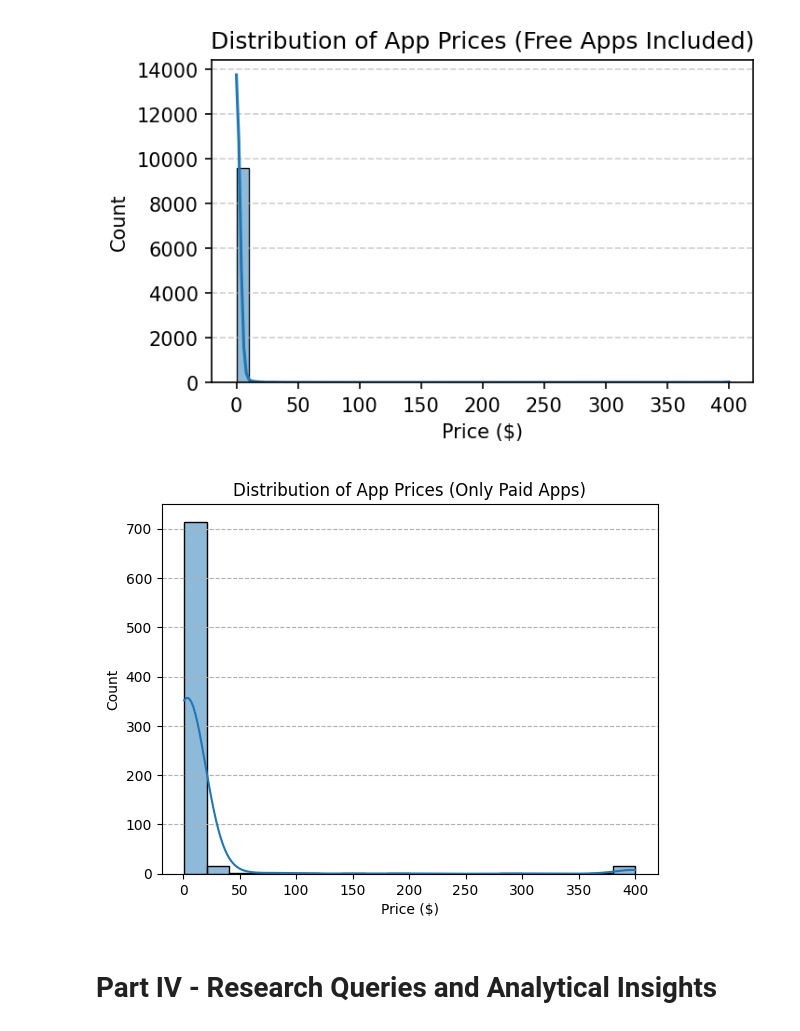
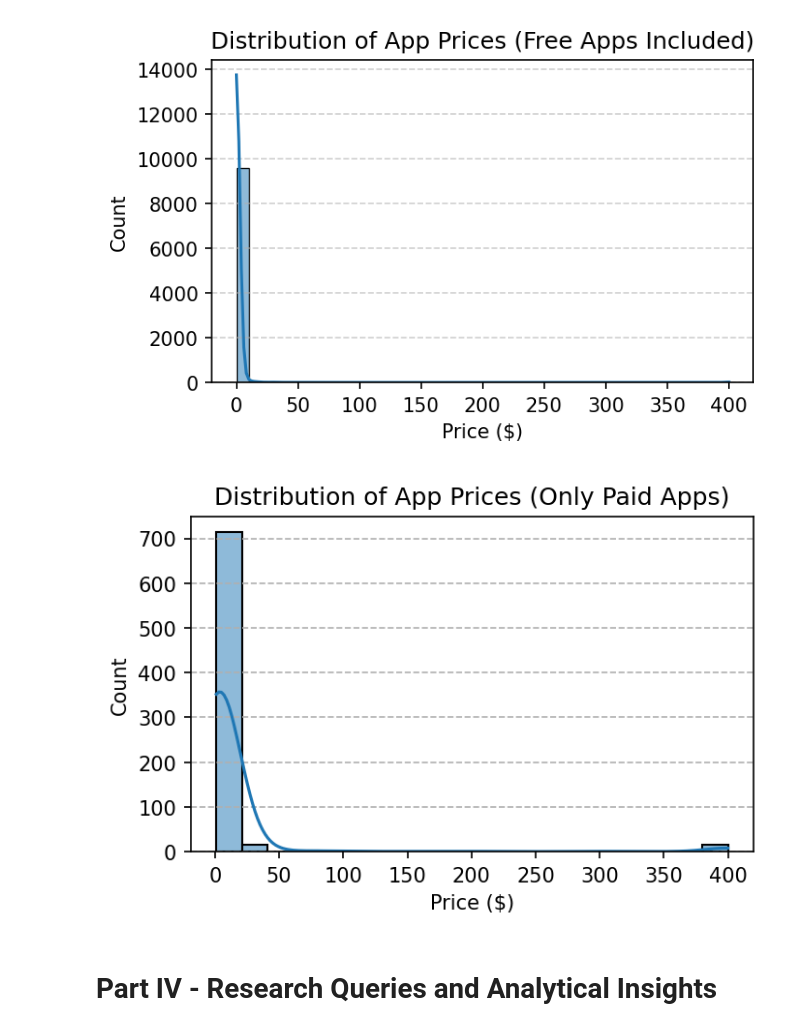
Before and after one commit to emredemirbas/google-playstore-eda, a Jupyter notebook: google_play_store_eda.ipynb, the cells around one changed output. Drawn from its saved outputs; the diff is of its cells as text; code cells hidden in the pictures.

```diff
--- a/google_play_store_eda.ipynb
+++ b/google_play_store_eda.ipynb
@@ -913,14 +815,15 @@ plt.show()
 # %%
 # Plot unfree apps (filtered)
 paid_df = google_play_store_df[google_play_store_df["Price"] != 0]
+plt.figure(figsize=(5, 3), dpi=150)
 sns.histplot(paid_df["Price"], bins=20, kde=True)
 plt.title("Distribution of App Prices (Only Paid Apps)")
 plt.xlabel("Price ($)")
 plt.ylabel("Count")
 plt.grid(axis="y", linestyle="--")
 plt.show()
 # %% [output]
-[figure, old version]
+[figure, new version]
 # %% [markdown]
 # Part IV - Research Queries and Analytical Insights
 # %% [markdown]
```
Also changed, not shown: parts of 45 cells of this notebook.
